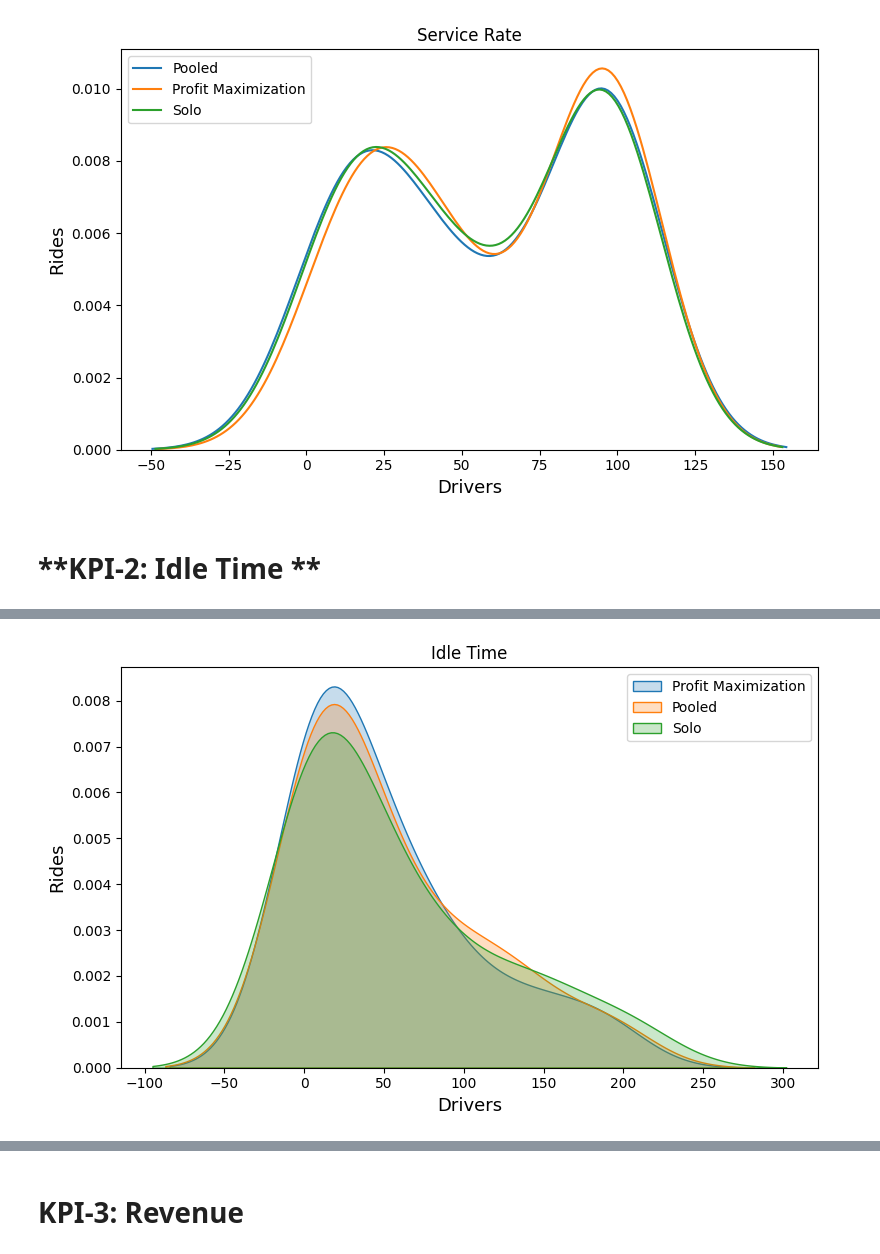
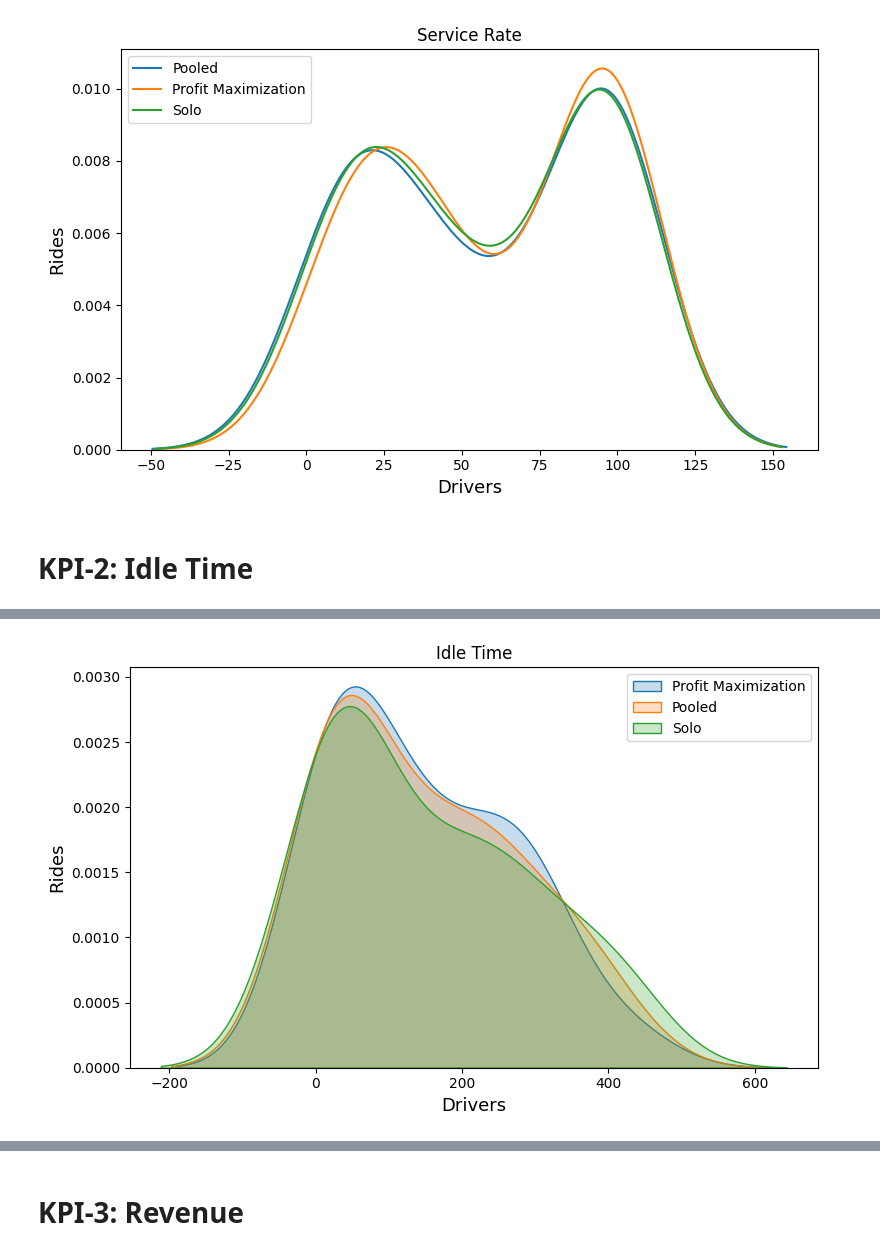
Before and after one commit to usmanakhtar/2minute, a Jupyter notebook: Pricing_for_Pooled_Ride.ipynb, the cells around one changed output, grey strips where cells are left out. Saved outputs shown, nothing was run; the diff lists cells and outputs as text; code cells hidden in the pictures.

```diff
--- a/Pricing_for_Pooled_Ride.ipynb
+++ b/Pricing_for_Pooled_Ride.ipynb
@@ -222,7 +222,8 @@ plt.show()
 # %% [output]
 [figure]
 # %% [markdown]
-# **KPI-2: Idle Time **
+
+# **KPI-2: Idle Time**
 # %%
 import pandas as pd
 
@@ -231,16 +232,16 @@ data1 =pd.read_csv('/content/drive/MyDrive/Colab Notebooks/Data/KPI-3-IdleTime/I
 data =pd.read_csv('/content/drive/MyDrive/Colab Notebooks/Data/KPI-3-IdleTime/IdleTime_Pooled-Rides.csv')
 
 for col in data.columns:
-    data[col]=data[col]//3600
+    data[col]=data[col]//3600*4
     data.head()
 
 for col in data1.columns:
-    data1[col]=data1[col]//3600
+    data1[col]=data1[col]//3600*4
     data1.head()
 
 
 for col in data1.columns:
-    data2[col]=data2[col]//3600
+    data2[col]=data2[col]//3600*4
     data2.head()
 
 colListPR=[]
@@ -311,34 +312,34 @@ fig.show(renderer="colab")
 
 
 #############################################
 import warnings
 warnings.simplefilter('ignore')
 import matplotlib.pyplot as plt
 import seaborn as sns
 #fig= plt.figure(figsize=(100,50),dpi=600)
 
 plt.rcParams["figure.figsize"] = (8,5)
 
 
 fig,ax =plt.subplots()
 plt.title('Idle Time')
 
 sns.distplot(flatPM,hist=False,label='Profit Maximization', bins=int(180/5), kde_kws={'linewidth': 1, 'shade':True})
 
 
 
 sns.distplot(flatPR,hist=False,label='Pooled',  bins=int(180/5), kde_kws={'linewidth': 1, 'shade':True})
 
 sns.distplot(flatSR,hist=False,label='Solo',  bins=int(180/5), kde_kws={'linewidth': 1, 'shade':True})
 plt.xlabel('Drivers',fontsize=13)
 plt.ylabel('Rides',fontsize=13)
 
 plt.legend(fontsize=10)
 #plt.savefig("Revenue.jpg")
 plt.show()
 # %% [output]
 [interactive output not drawn]
-[figure, old version]
+[figure, new version]
 # %%
 import matplotlib.pyplot as plt
 import numpy as np
```
Also changed, not shown: parts of 6 cells of this notebook.
